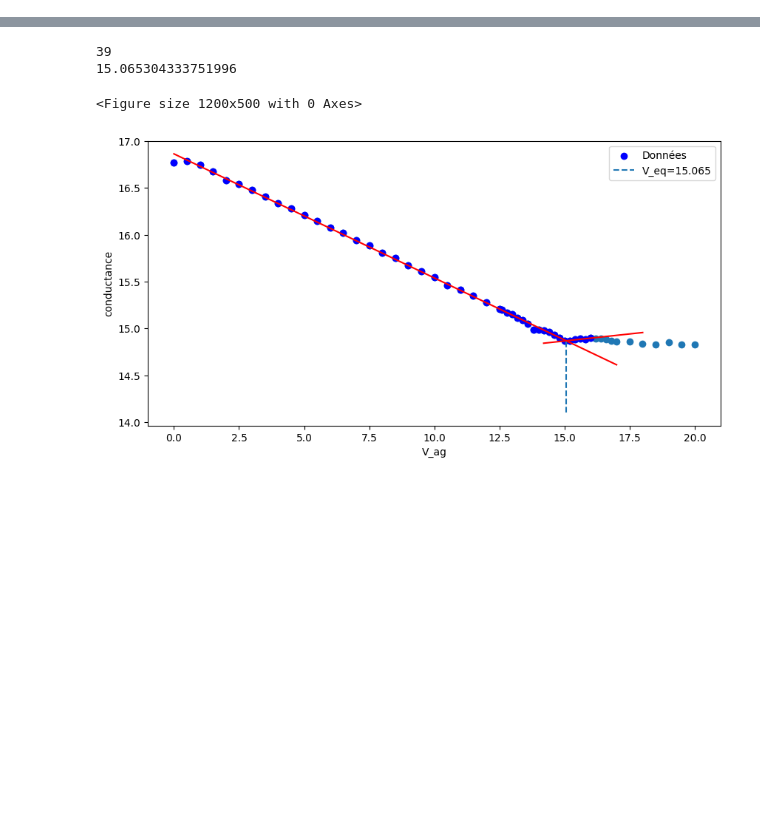
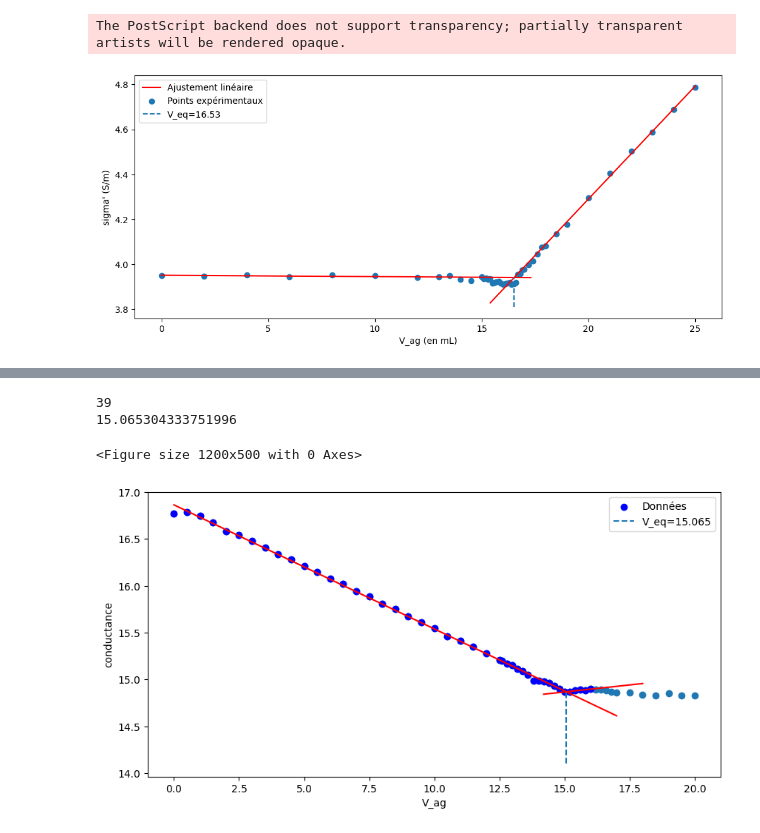
Before and after one commit to Duffy-y/TP-Saclay, a Jupyter notebook: Solutions_TP5/TP5_Solutions.ipynb, the cells around one changed output, grey strips where cells are left out. Cells and saved outputs as stored; diff of their text form; code cells hidden in the pictures; blank space fills up the shorter version.

```diff
--- a/Solutions_TP5/TP5_Solutions.ipynb
+++ b/Solutions_TP5/TP5_Solutions.ipynb
@@ -56,21 +70,25 @@ plt.show()
 # %%
-[avant,bavant] , cov = curve_fit(linear,xdata=Vavant,ydata=conduavant)
+fig=plt.figure(figsize=[12,5])
+[avant,bavant] , cov = curve_fit(linear,xdata=Vavant[:10],ydata=conduavant[:10])
 listeVavant=np.linspace(Vavant[0],Vavant[-1]+1,200)
 plt.plot(listeVavant,linear(listeVavant,avant,bavant),c='r',label='Ajustement linéaire')
 
-[apres,bapres], cov = curve_fit(linear,xdata=Vapres,ydata=conduapres)
+[apres,bapres], cov = curve_fit(linear,xdata=Vapres[10:],ydata=conduapres[10:])
 listeVapres=np.linspace(Vapres[0]-1,Vapres[-1],200)
 plt.plot(listeVapres,linear(listeVapres,apres,bapres),c='r')
 
 plt.scatter(V_ag,conduprime,label="Points expérimentaux")
 
 Veq=(bapres-bavant)/(avant-apres)
-plt.vlines(Veq,min(conduprime),linear(Veq,avant,bavant),ls='--',label=f"V_eq={round(Veq,3)}")
+plt.vlines(Veq,min(conduprime)-0.1,linear(Veq,avant,bavant),ls='--',label=f"V_eq={round(Veq,2)}")
 
 plt.legend()
 plt.xlabel("V_ag (en mL)")
 plt.ylabel("sigma\' (S/m)")
-#plt.savefig("Conducti.eps",format='eps',dpi=500,bbox_inches='tight')
+plt.savefig("Conducti.eps",format='eps',dpi=500,bbox_inches='tight')
 plt.show()
+# %% [output]
+The PostScript backend does not support transparency; partially transparent artists will be rendered opaque.
+[figure, added]
 # %%
 fig=plt.figure(figsize=[12,5])
```
Also changed, not shown: parts of 6 cells of this notebook, 6 other files.
